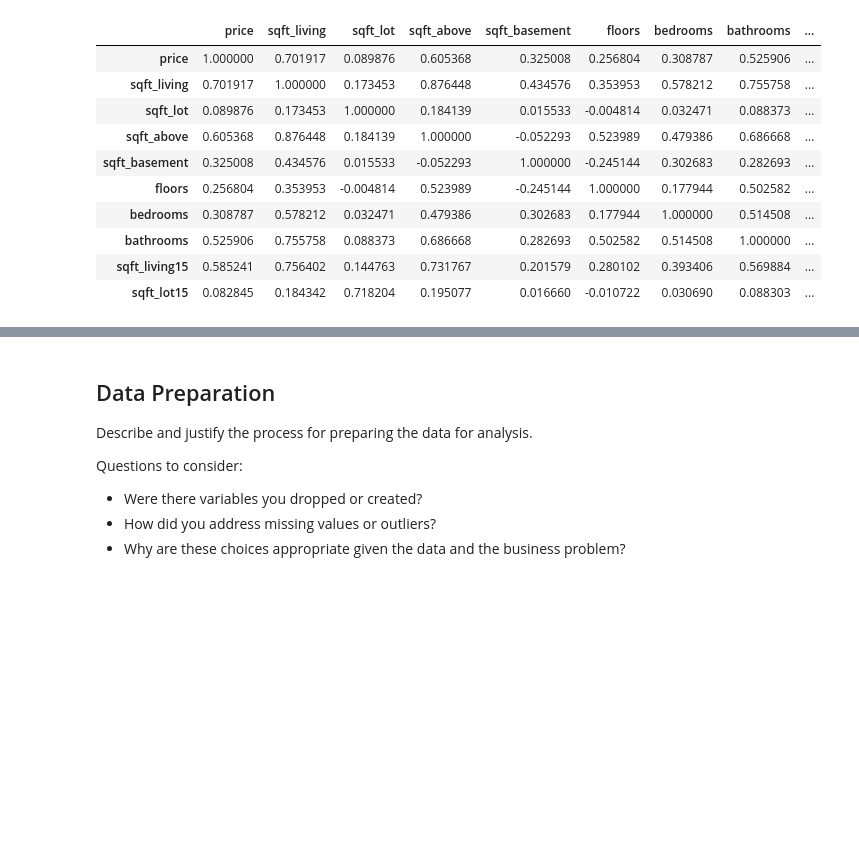
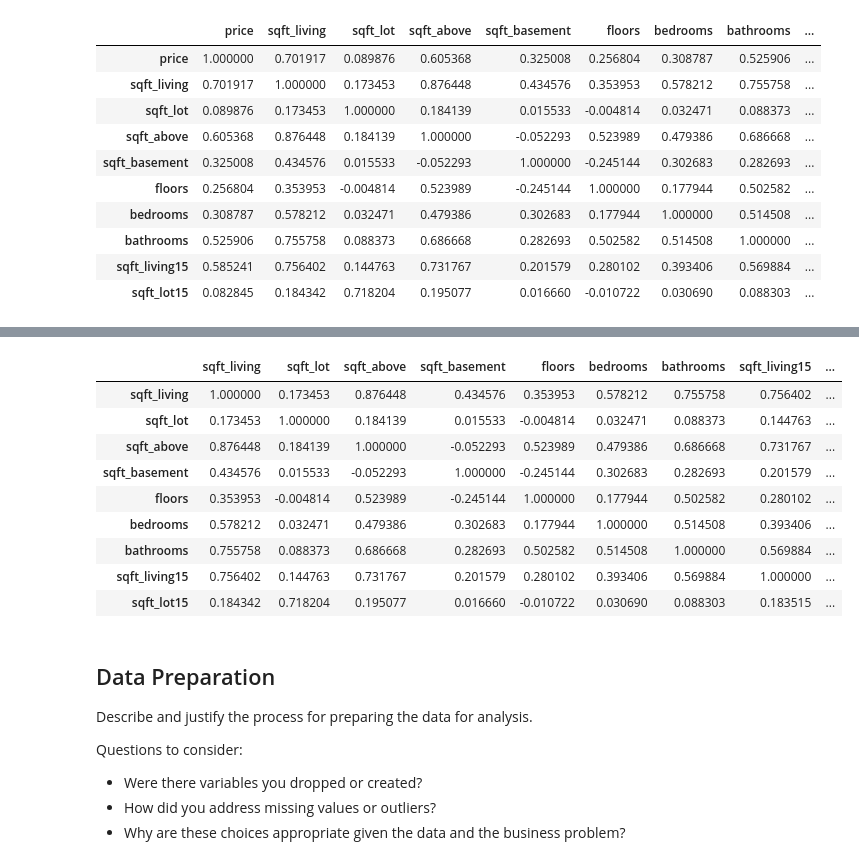
Before and after one commit to NicholasIndorf/KingCountyHousingSaleModel, a Jupyter notebook: notebooks/Nick/Project2TemplateNick.ipynb, the cells around one changed output, grey strips where cells are left out. Drawn from its saved outputs; the diff is of its cells as text; code cells hidden in the pictures; blank space fills up the shorter version.

```diff
--- a/notebooks/Nick/Project2TemplateNick.ipynb
+++ b/notebooks/Nick/Project2TemplateNick.ipynb
@@ -260,0 +264,15 @@ ValueError: autodetected range of [-inf, 8.480529207044645] is not finite
+# %%
+datanfeat = datan.drop(columns='price')
+# %%
+datanfeat.corr()
+# %% [output]
+|  | sqft_living | sqft_lot | sqft_above | sqft_basement | floors | bedrooms | bathrooms | sqft_living15 | ... |
+| sqft_living | 1.000000 | 0.173453 | 0.876448 | 0.434576 | 0.353953 | 0.578212 | 0.755758 | 0.756402 | ... |
+| sqft_lot | 0.173453 | 1.000000 | 0.184139 | 0.015533 | -0.004814 | 0.032471 | 0.088373 | 0.144763 | ... |
+| sqft_above | 0.876448 | 0.184139 | 1.000000 | -0.052293 | 0.523989 | 0.479386 | 0.686668 | 0.731767 | ... |
+| sqft_basement | 0.434576 | 0.015533 | -0.052293 | 1.000000 | -0.245144 | 0.302683 | 0.282693 | 0.201579 | ... |
+| floors | 0.353953 | -0.004814 | 0.523989 | -0.245144 | 1.000000 | 0.177944 | 0.502582 | 0.280102 | ... |
+| bedrooms | 0.578212 | 0.032471 | 0.479386 | 0.302683 | 0.177944 | 1.000000 | 0.514508 | 0.393406 | ... |
+| bathrooms | 0.755758 | 0.088373 | 0.686668 | 0.282693 | 0.502582 | 0.514508 | 1.000000 | 0.569884 | ... |
+| sqft_living15 | 0.756402 | 0.144763 | 0.731767 | 0.201579 | 0.280102 | 0.393406 | 0.569884 | 1.000000 | ... |
+| sqft_lot15 | 0.184342 | 0.718204 | 0.195077 | 0.016660 | -0.010722 | 0.030690 | 0.088303 | 0.183515 | ... |
```
Also changed, not shown: parts of 5 cells of this notebook.
